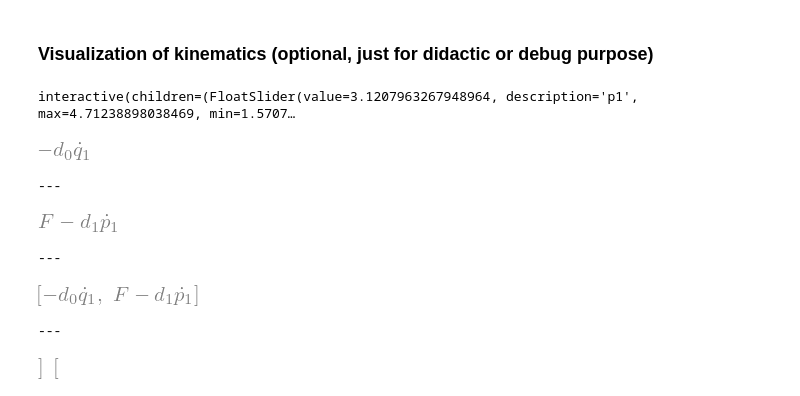
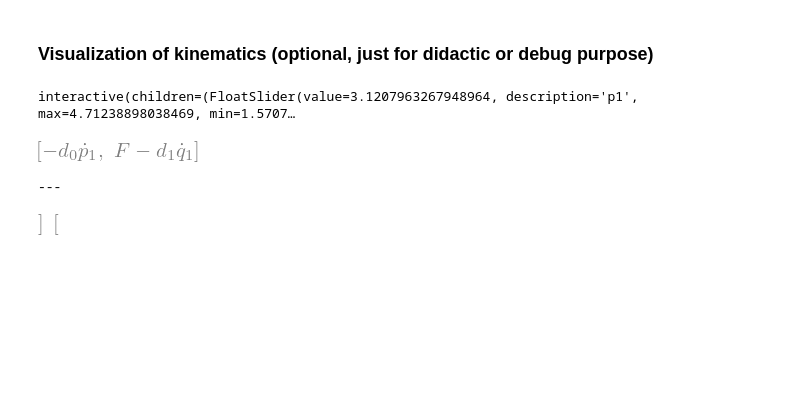
Before and after one commit to wredsen/SA-Wrede, a Jupyter notebook: single_crane_notebooks/model_single_crane.ipynb, the cells around one changed output. Cells and saved outputs as stored; diff of their text form; code cells hidden in the pictures; blank space fills up the shorter version.

```diff
--- a/single_crane_notebooks/model_single_crane.ipynb
+++ b/single_crane_notebooks/model_single_crane.ipynb
@@ -171,20 +169,11 @@ interactive(children=(FloatSlider(value=3.1207963267948964, description='p1', ma
 # %%
 # Force applied at ttheta
 # dissipation included
 
-test1 = -d0*qdot1
-test1 ##:
-test2 = F - d1*pdot1
-test2 ##:
-
-external_forces = [test1, test2] ##:
+external_forces = [-d0*pdot1, F - d1*qdot1] ##:
 # %% [output]
-[figure, old version]
+[figure, new version]
 ---
-[figure, removed]
----
-[figure, removed]
----
 # %%
 mod = mt.generate_symbolic_model(T, V, ttheta, external_forces)
 mod.tau ##:
```
Also changed, not shown: parts of 1 cell of this notebook, 1 other file.
